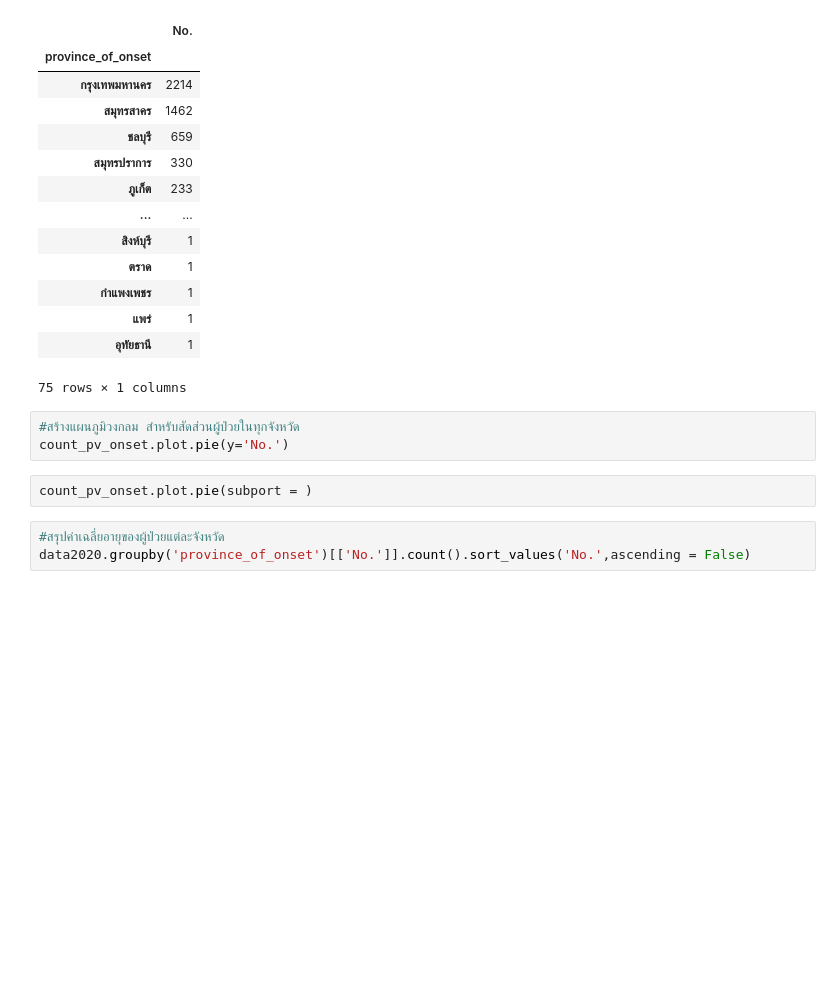
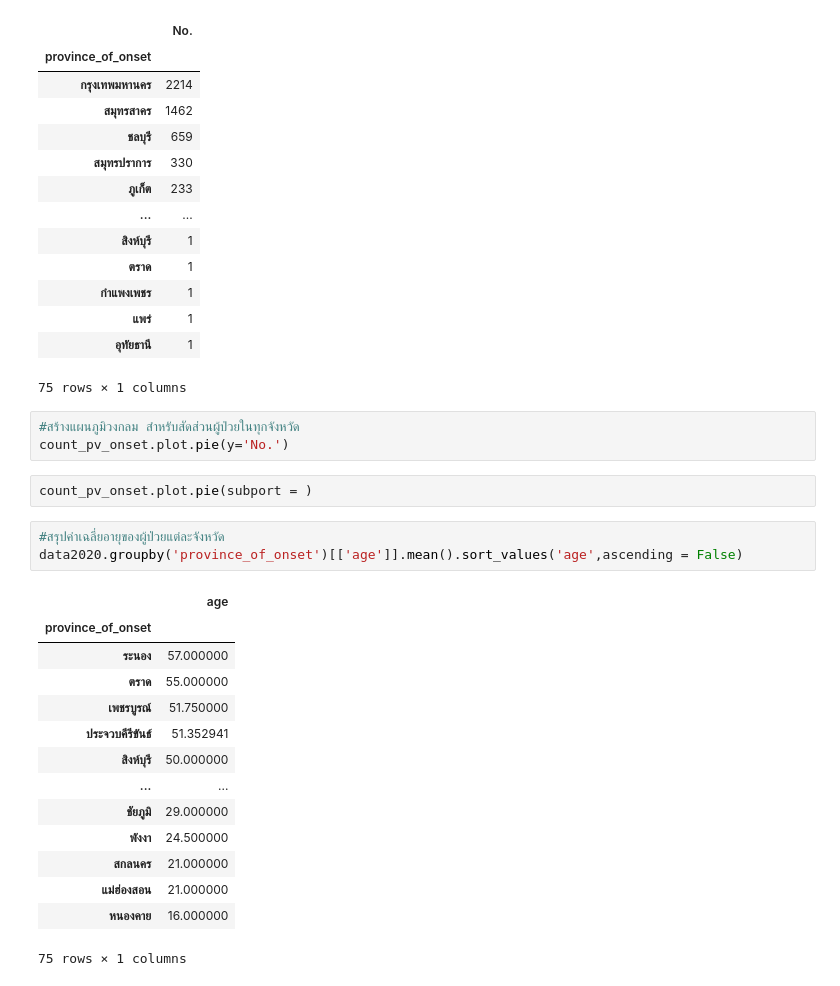
Before and after one commit to qmcnn/Data-Mining, a Jupyter notebook: Data_Preprocessing_(Chapter_3).ipynb, the cells around one changed output. Drawn from its saved outputs; the diff is of its cells as text; blank space fills up the shorter version.

```diff
--- a/Data_Preprocessing_(Chapter_3).ipynb
+++ b/Data_Preprocessing_(Chapter_3).ipynb
@@ -2160,4 +2160,19 @@ count_pv_onset.plot.pie(y='No.')
 count_pv_onset.plot.pie(subport = )
 # %%
 #สรุปค่าเฉลี่ยอายุของผู้ป่วยแต่ละจังหวัด
-data2020.groupby('province_of_onset')[['No.']].count().sort_values('No.',ascending = False)
+data2020.groupby('province_of_onset')[['age']].mean().sort_values('age',ascending = False)
+# %% [output]
+|  | age |
+| province_of_onset |  |
+| ระนอง | 57.000000 |
+| ตราด | 55.000000 |
+| เพชรบูรณ์ | 51.750000 |
+| ประจวบคีรีขันธ์ | 51.352941 |
+| สิงห์บุรี | 50.000000 |
+| ... | ... |
+| ชัยภูมิ | 29.000000 |
+| พังงา | 24.500000 |
+| สกลนคร | 21.000000 |
+| แม่ฮ่องสอน | 21.000000 |
+| หนองคาย | 16.000000 |
+75 rows × 1 columns
```
Also changed, not shown: parts of 8 cells of this notebook.
